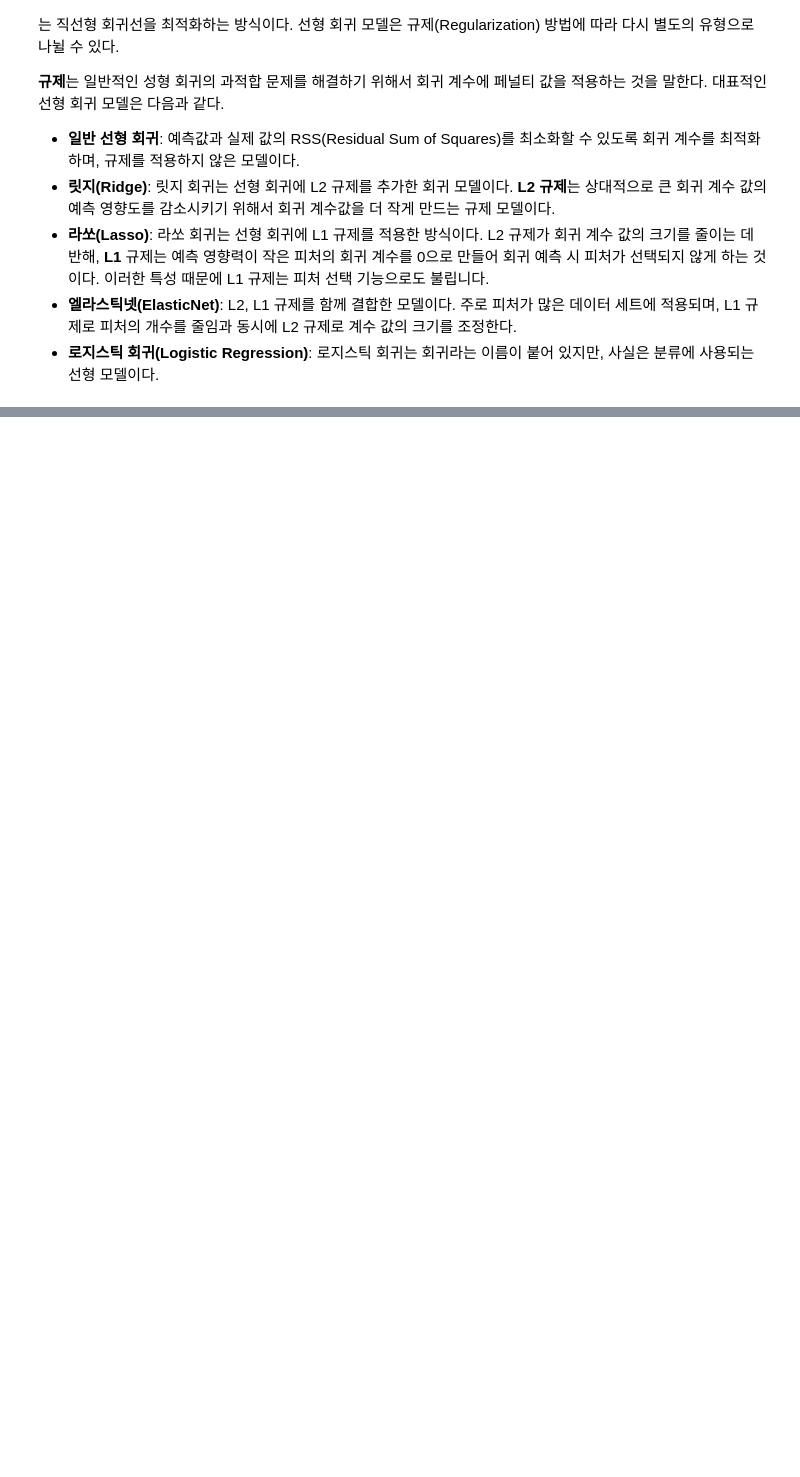
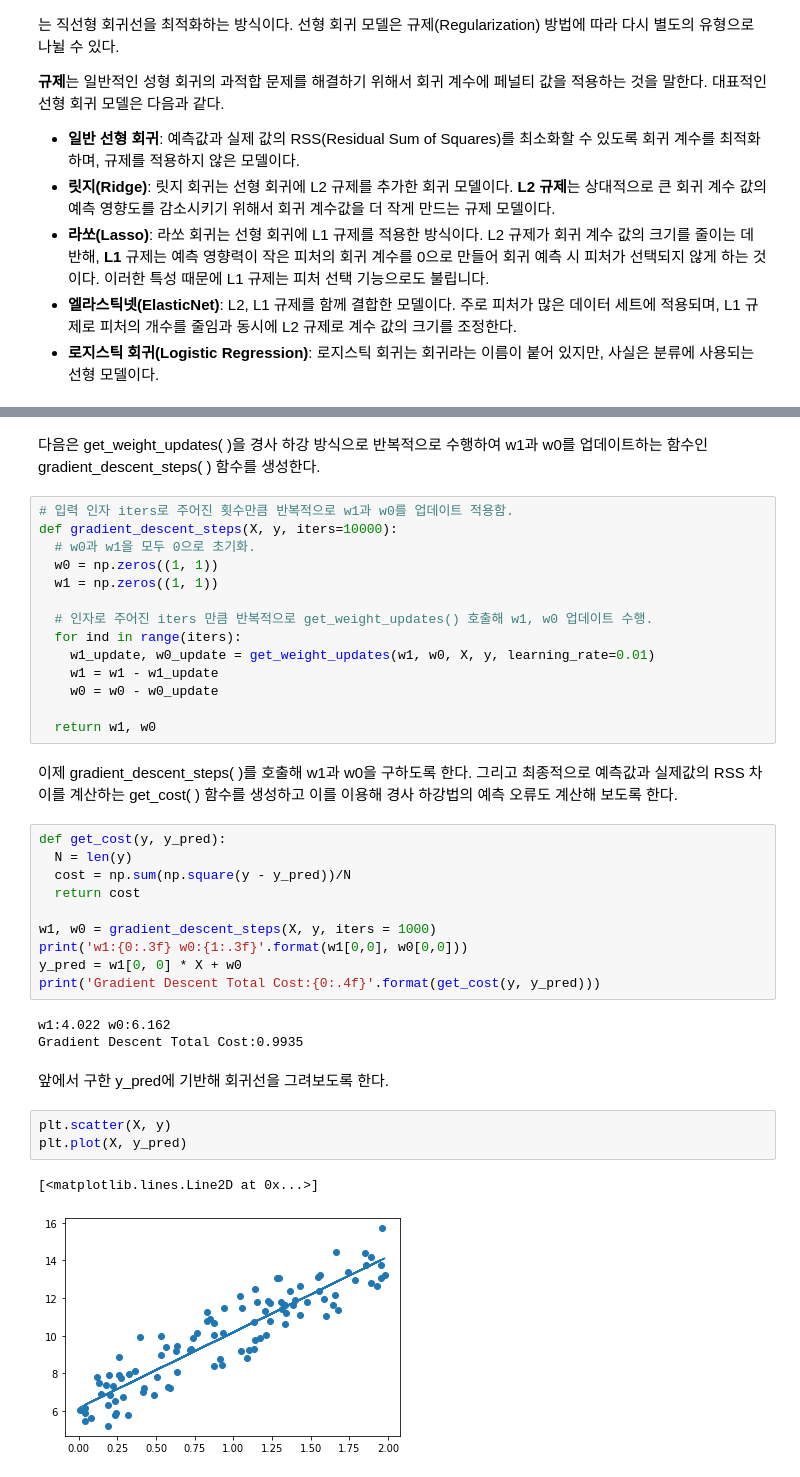
Before and after one commit to spacemaninSeoul/PythonMachinelearningGuide, a Jupyter notebook: [파이썬머신러닝완벽가이드]_V_회귀.ipynb, the cells around one changed output, grey strips where cells are left out. Drawn from its saved outputs; the diff is of its cells as text; blank space fills up the shorter version.

```diff
--- a/[파이썬머신러닝완벽가이드]_V_회귀.ipynb
+++ b/[파이썬머신러닝완벽가이드]_V_회귀.ipynb
@@ -25,0 +110,39 @@ Y = W1 * X1 + W2 * X2 + W3 * X3 + ... + Wn * Xn 이라는 선형 회귀식을
+# %% [markdown]
+다음은 get_weight_updates( )을 경사 하강 방식으로 반복적으로 수행하여 w1과  w0를 업데이트하는 함수인 gradient_descent_steps( ) 함수를 생성한다.
+# %%
+# 입력 인자 iters로 주어진 횟수만큼 반복적으로 w1과 w0를 업데이트 적용함.
+def gradient_descent_steps(X, y, iters=10000):
+  # w0과 w1을 모두 0으로 초기화.
+  w0 = np.zeros((1, 1))
+  w1 = np.zeros((1, 1))
+
+  # 인자로 주어진 iters 만큼 반복적으로 get_weight_updates() 호출해 w1, w0 업데이트 수행.
+  for ind in range(iters):
+    w1_update, w0_update = get_weight_updates(w1, w0, X, y, learning_rate=0.01)
+    w1 = w1 - w1_update
+    w0 = w0 - w0_update
+
+  return w1, w0
+# %% [markdown]
+이제 gradient_descent_steps( )를 호출해 w1과 w0을 구하도록 한다. 그리고 최종적으로 예측값과 실제값의 RSS 차이를 계산하는 get_cost( ) 함수를 생성하고 이를 이용해 경사 하강법의 예측 오류도 계산해 보도록 한다.
+# %%
+def get_cost(y, y_pred):
+  N = len(y)
+  cost = np.sum(np.square(y - y_pred))/N
+  return cost
+
+w1, w0 = gradient_descent_steps(X, y, iters = 1000)
+print('w1:{0:.3f} w0:{1:.3f}'.format(w1[0,0], w0[0,0]))
+y_pred = w1[0, 0] * X + w0
+print('Gradient Descent Total Cost:{0:.4f}'.format(get_cost(y, y_pred)))
+# %% [output]
+w1:4.022 w0:6.162
+Gradient Descent Total Cost:0.9935
+# %% [markdown]
+앞에서 구한 y_pred에 기반해 회귀선을 그려보도록 한다.
+# %%
+plt.scatter(X, y)
+plt.plot(X, y_pred)
+# %% [output]
+[<matplotlib.lines.Line2D at 0x...>]
+[figure, added]
```
Also changed, not shown: parts of 31 cells of this notebook.
